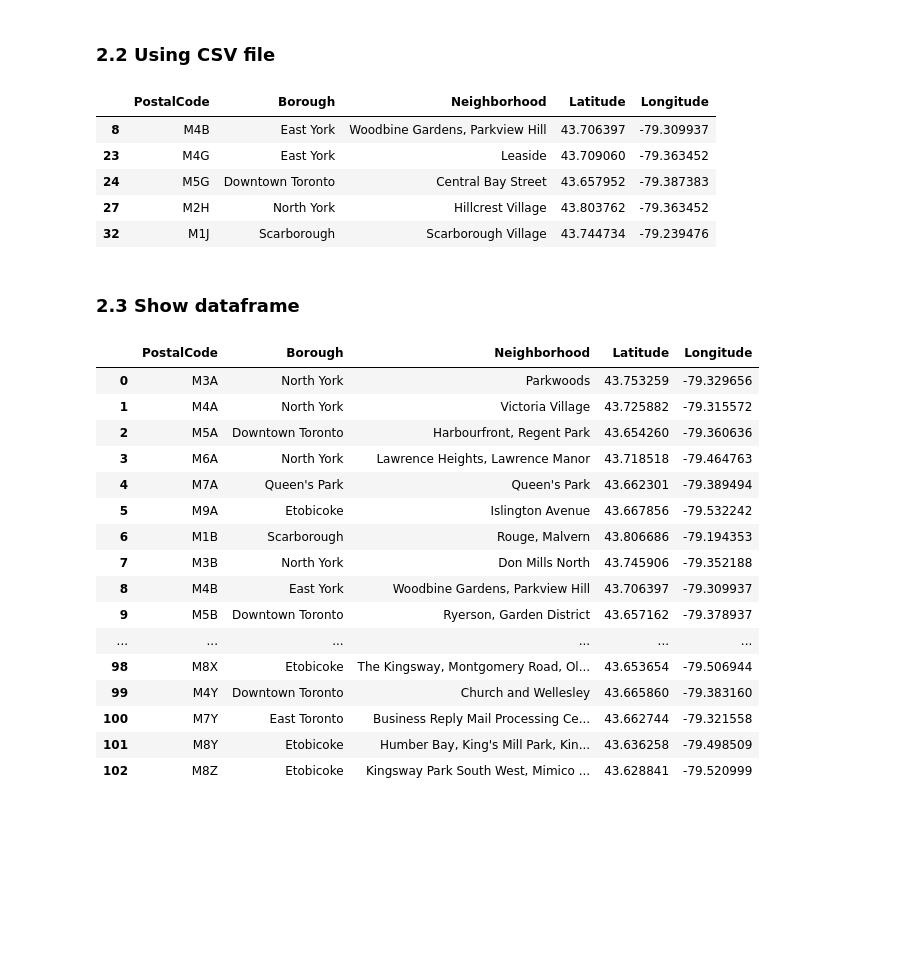
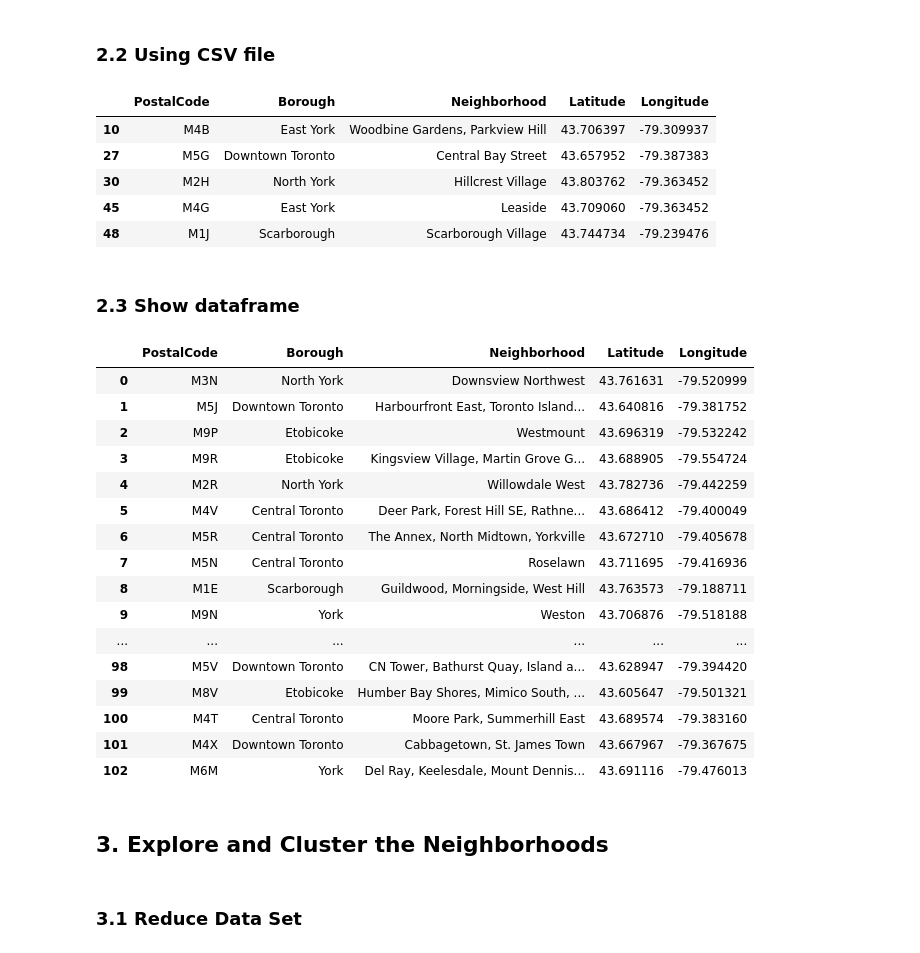
Before and after one commit to bneumayer/Coursera_Capstone, a Jupyter notebook: Assignment_Neighborhoods_in_Toronto.ipynb, the cells around one changed output. Saved outputs shown, nothing was run; the diff lists cells and outputs as text; code cells hidden in the pictures; blank space fills up the shorter version.

```diff
--- a/Assignment_Neighborhoods_in_Toronto.ipynb
+++ b/Assignment_Neighborhoods_in_Toronto.ipynb
@@ -83,0 +88,11 @@ Number of unique postal codes: 103
+# %%
+# More than one neighborhood can exist in one postal code area.
+# These rows will be combined into one row with the neighborhoods separated with a comma
+
+# Get set of unique PostalCode entries
+uniquePostalCodes = torontoTableClean['PostalCode'].unique()
+print('Number of unique postal codes: {}'.format(len(uniquePostalCodes)))
+
+torontoTableComb2 = torontoTableClean.groupby(['PostalCode', 'Borough'])['Neighborhood'].apply(list)
+torontoTableComb2 = torontoTableComb2.sample(frac=1).reset_index()
+torontoTableComb2['Neighborhood'] = torontoTableComb2['Neighborhood'].str.join(', ')
@@ -135,39 +179,46 @@ dfLatLong = pd.read_csv('https://cocl.us/Geospatial_data')
 dfLatLong.rename(columns={'Postal Code': 'PostalCode'}, inplace=True)
 # %%
 # Merge dataframes
-torontoTableComplete = torontoTableComb.merge(dfLatLong, on='PostalCode')
+torontoTableComplete2 = torontoTableComb2.merge(dfLatLong, on='PostalCode')
 # %%
 # Compare to sample of entries shown in assignment
-torontoTableComplete[torontoTableComplete.isin({'PostalCode': ['M5G', 'M2H', 'M4B', 'M1J', 'M4G']})['PostalCode']]
+torontoTableComplete2[torontoTableComplete2.isin({'PostalCode': ['M5G', 'M2H', 'M4B', 'M1J', 'M4G']})['PostalCode']]
 # %% [output]
 |  | PostalCode | Borough | Neighborhood | Latitude | Longitude |
-| 8 | M4B | East York | Woodbine Gardens, Parkview Hill | 43.706397 | -79.309937 |
-| 23 | M4G | East York | Leaside | 43.709060 | -79.363452 |
-| 24 | M5G | Downtown Toronto | Central Bay Street | 43.657952 | -79.387383 |
-| 27 | M2H | North York | Hillcrest Village | 43.803762 | -79.363452 |
-| 32 | M1J | Scarborough | Scarborough Village | 43.744734 | -79.239476 |
+| 10 | M4B | East York | Woodbine Gardens, Parkview Hill | 43.706397 | -79.309937 |
+| 27 | M5G | Downtown Toronto | Central Bay Street | 43.657952 | -79.387383 |
+| 30 | M2H | North York | Hillcrest Village | 43.803762 | -79.363452 |
+| 45 | M4G | East York | Leaside | 43.709060 | -79.363452 |
+| 48 | M1J | Scarborough | Scarborough Village | 43.744734 | -79.239476 |
 # %% [markdown]
 ### 2.3 Show dataframe
 # %%
+# The results from ArcGIS differ from the values in the CSV file.
+# I will only show the values from the CSV
+
 # Show entire dataframe
-pd.set_option('display.max_colwidth', -1, 'display.max_rows', 103)
+pd.set_option('display.max_colwidth', -1, 'display.max_rows', 150)
 # Show
-torontoTableComplete
+torontoTableComplete2
 # %% [output]
 |  | PostalCode | Borough | Neighborhood | Latitude | Longitude |
-| 0 | M3A | North York | Parkwoods | 43.753259 | -79.329656 |
-| 1 | M4A | North York | Victoria Village | 43.725882 | -79.315572 |
-| 2 | M5A | Downtown Toronto | Harbourfront, Regent Park | 43.654260 | -79.360636 |
-| 3 | M6A | North York | Lawrence Heights, Lawrence Manor | 43.718518 | -79.464763 |
-| 4 | M7A | Queen's Park | Queen's Park | 43.662301 | -79.389494 |
-| 5 | M9A | Etobicoke | Islington Avenue | 43.667856 | -79.532242 |
-| 6 | M1B | Scarborough | Rouge, Malvern | 43.806686 | -79.194353 |
-| 7 | M3B | North York | Don Mills North | 43.745906 | -79.352188 |
-| 8 | M4B | East York | Woodbine Gardens, Parkview Hill | 43.706397 | -79.309937 |
-| 9 | M5B | Downtown Toronto | Ryerson, Garden District | 43.657162 | -79.378937 |
+| 0 | M3N | North York | Downsview Northwest | 43.761631 | -79.520999 |
+| 1 | M5J | Downtown Toronto | Harbourfront East, Toronto Island... | 43.640816 | -79.381752 |
+| 2 | M9P | Etobicoke | Westmount | 43.696319 | -79.532242 |
+| 3 | M9R | Etobicoke | Kingsview Village, Martin Grove G... | 43.688905 | -79.554724 |
+| 4 | M2R | North York | Willowdale West | 43.782736 | -79.442259 |
+| 5 | M4V | Central Toronto | Deer Park, Forest Hill SE, Rathne... | 43.686412 | -79.400049 |
+| 6 | M5R | Central Toronto | The Annex, North Midtown, Yorkville | 43.672710 | -79.405678 |
+| 7 | M5N | Central Toronto | Roselawn | 43.711695 | -79.416936 |
+| 8 | M1E | Scarborough | Guildwood, Morningside, West Hill | 43.763573 | -79.188711 |
+| 9 | M9N | York | Weston | 43.706876 | -79.518188 |
 | ... | ... | ... | ... | ... | ... |
-| 98 | M8X | Etobicoke | The Kingsway, Montgomery Road, Ol... | 43.653654 | -79.506944 |
-| 99 | M4Y | Downtown Toronto | Church and Wellesley | 43.665860 | -79.383160 |
-| 100 | M7Y | East Toronto | Business Reply Mail Processing Ce... | 43.662744 | -79.321558 |
-| 101 | M8Y | Etobicoke | Humber Bay, King's Mill Park, Kin... | 43.636258 | -79.498509 |
-| 102 | M8Z | Etobicoke | Kingsway Park South West, Mimico ... | 43.628841 | -79.520999 |
+| 98 | M5V | Downtown Toronto | CN Tower, Bathurst Quay, Island a... | 43.628947 | -79.394420 |
+| 99 | M8V | Etobicoke | Humber Bay Shores, Mimico South, ... | 43.605647 | -79.501321 |
+| 100 | M4T | Central Toronto | Moore Park, Summerhill East | 43.689574 | -79.383160 |
+| 101 | M4X | Downtown Toronto | Cabbagetown, St. James Town | 43.667967 | -79.367675 |
+| 102 | M6M | York | Del Ray, Keelesdale, Mount Dennis... | 43.691116 | -79.476013 |
+# %% [markdown]
+## <a name="clustering"></a> 3. Explore and Cluster the Neighborhoods
+# %% [markdown]
+### 3.1 Reduce Data Set
```
Also changed, not shown: parts of 34 cells of this notebook, 1 other file.
